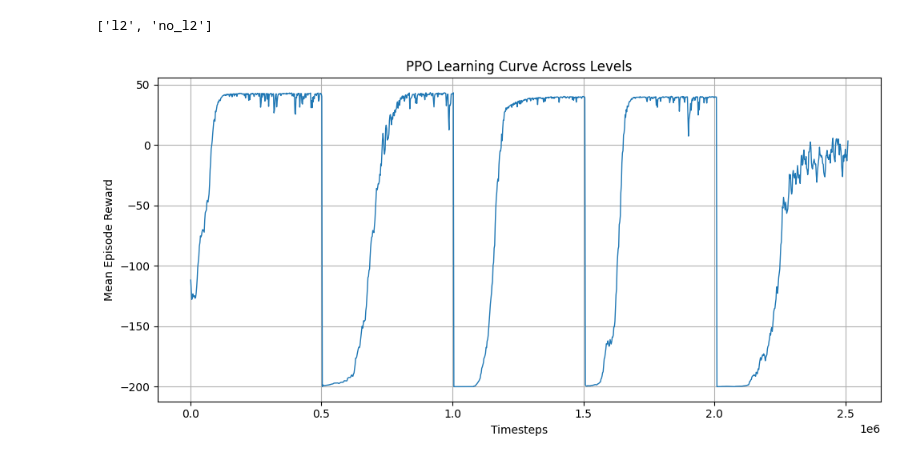
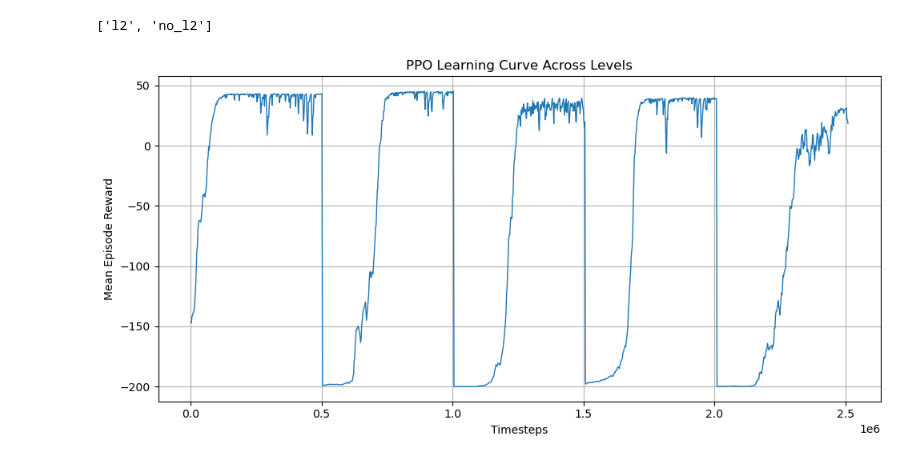
Before and after one commit to JoaoLucasMBC/Coverage-Path-Planning, a Jupyter notebook: ppo_mlp_l2_test.ipynb, the cells around one changed output. Saved outputs shown, nothing was run; the diff lists cells and outputs as text; code cells hidden in the pictures.

Commit message:
fix: change path on ppo_l2

```diff
--- a/ppo_mlp_l2_test.ipynb
+++ b/ppo_mlp_l2_test.ipynb
@@ -556,32 +556,32 @@ run_dirs = sorted(
     key=lambda x: int(x.split("lvl")[-1])
 )
 
 all_steps, all_rewards = [], []
 offset = 0
 
 
 for run in run_dirs:
-    path = os.path.join(log_dir, run, "PPO_1")
+    path = os.path.join(log_dir, run, "PPO_3")
     ea = EventAccumulator(path)
     ea.Reload()
     scalars = ea.Scalars("rollout/ep_rew_mean")
     steps  = [e.step  for e in scalars]
     rewards= [e.value for e in scalars]
 
     shifted = [s + offset for s in steps]
 
     all_steps  += shifted
     all_rewards+= rewards
 
     offset += max(steps)
 
 plt.figure(figsize=(10,5))
 plt.plot(all_steps, all_rewards, linewidth=1)
 plt.xlabel("Timesteps")
 plt.ylabel("Mean Episode Reward")
 plt.title("PPO Learning Curve Across Levels")
 plt.grid(True)
 plt.tight_layout()
 plt.show()
 # %% [output]
-[figure, old version]
+[figure, new version]
```
Also changed, not shown: 1 other file.
